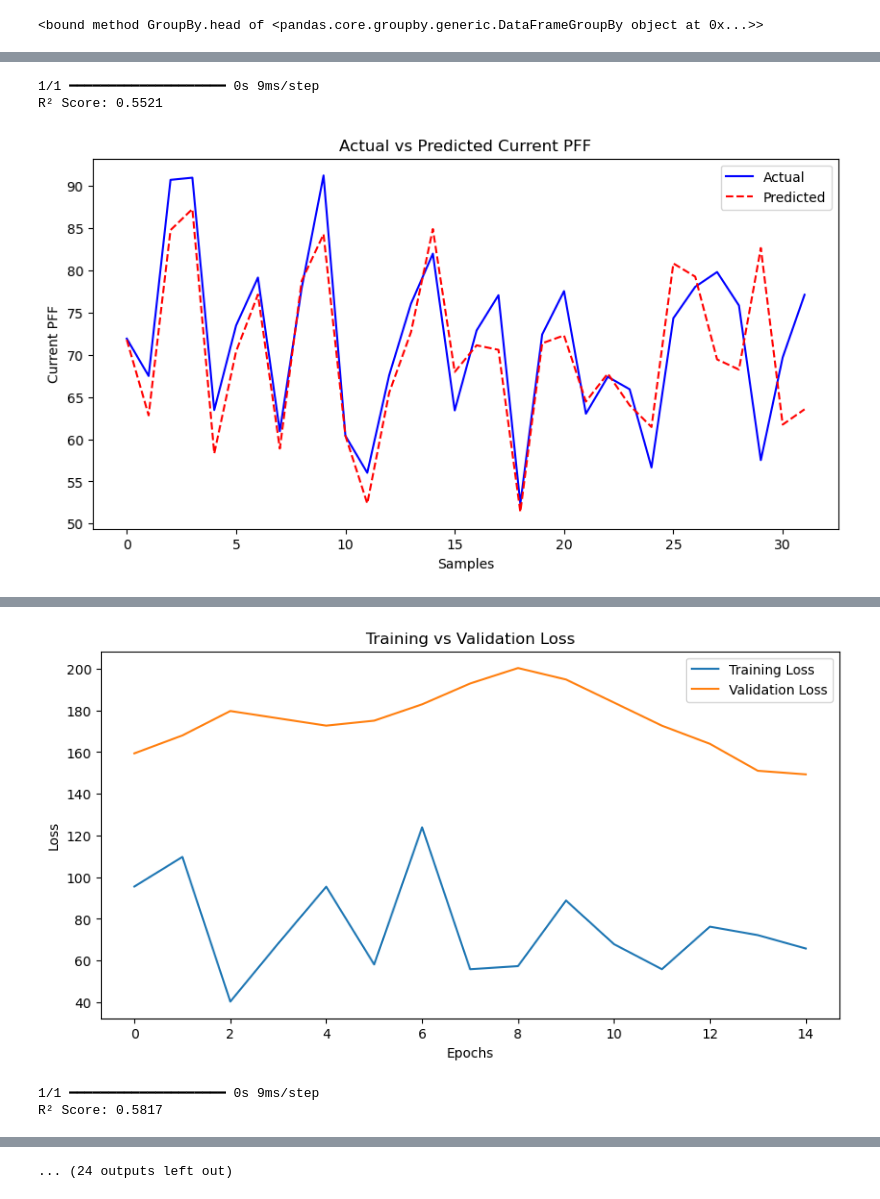
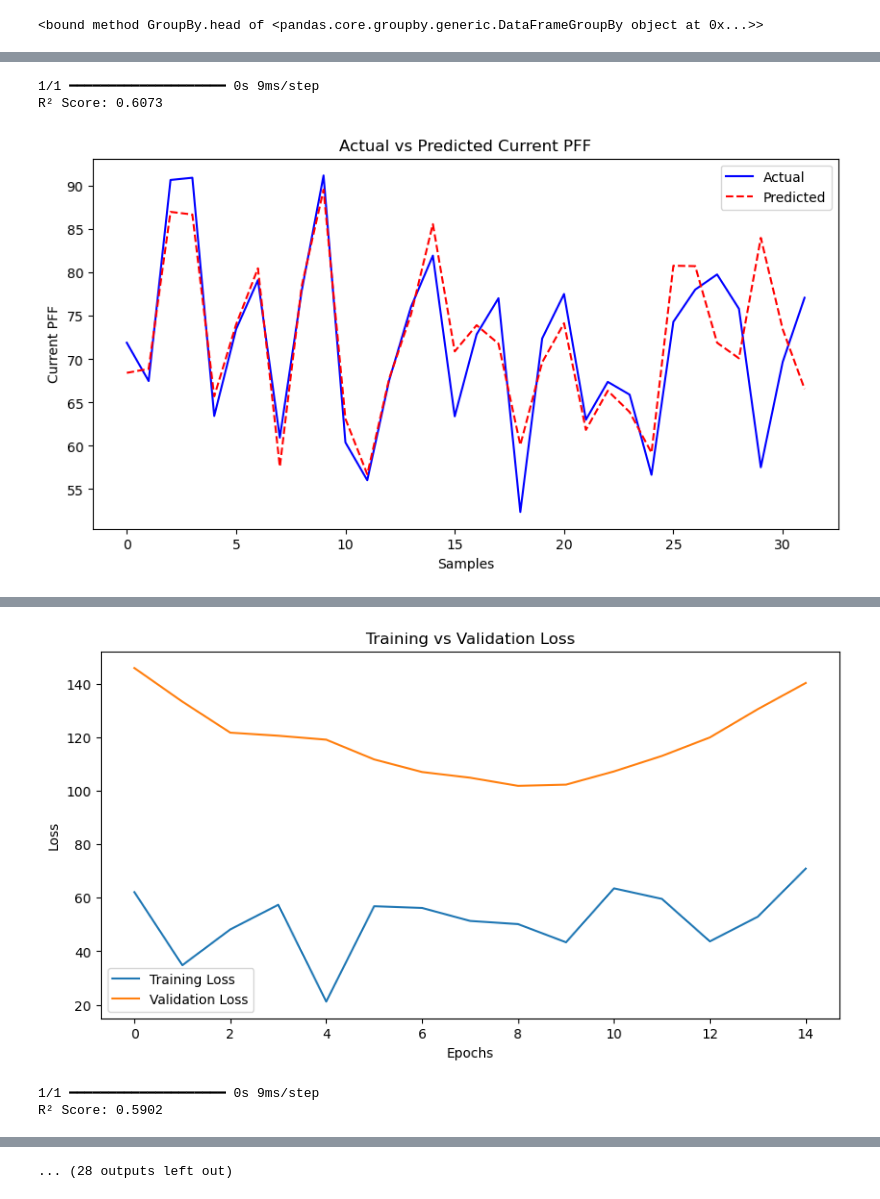
Before and after one commit to PranayN23/NFLResourceAnalysis, a Jupyter notebook: pranay.ipynb, the cells around one changed output, grey strips where cells are left out. Cells and saved outputs as stored; diff of their text form; code cells hidden in the pictures.

```diff
--- a/pranay.ipynb
+++ b/pranay.ipynb
@@ -74,7 +74,7 @@ for team, group in team_data:
         # Iterate through the data to create sequences for 3 years
         for i in range(len(group) - 3):
             # Select the relevant columns for the sequence
-            sequence = group.iloc[i:i+3][['Previous_twp_rate', 'Value_cap_space', 'Previous_PFF',
+            sequence = group.iloc[i:i+3][['Previous_twp_rate', 'Value_cap_space', 'Previous_AV', 'Previous_PFF',
                                            'Previous_ypa', 'Previous_qb_rating', 'Previous_grades_pass',
                                            'Previous_accuracy_percent', 'Previous_btt_rate']]  # Add more columns if needed
 
@@ -146,7 +146,7 @@ from tensorflow.keras.layers import Input, Dense, SimpleRNN, MultiHeadAttention,
 from tensorflow.keras.callbacks import EarlyStopping
 # %%
 # Define the input layer
-inputs = Input(shape=(3, 8))  # 3 time steps, 8 features
+inputs = Input(shape=(3, 9))  # 3 time steps, 8 features
 
 # Add a Dense layer before the attention to create more variability in the input
 dense_input = Dense(16, activation='relu')(inputs)
@@ -178,7 +178,7 @@ early_stopping = tf.keras.callbacks.EarlyStopping(monitor='val_loss', patience=2
 # %%
 # Train the model
 #history = model.fit(X, y, epochs=100, batch_size=8, validation_split=0.2, callbacks=[early_stopping])
-epoch_list = [5, 10, 15, 20, 25, 30, 50, 100, 250]
+epoch_list = [5, 10, 15, 20, 25, 30, 50, 100, 250, 500]
 for e in epoch_list:
     history = model.fit(X, y, epochs=e, batch_size=8, validation_split=0.2)
     # Plot training & validation loss
@@ -247,4 +247,4 @@ Epoch 10/10
 1/1 ━━━━━━━━━━━━━━━━━━━━ 0s 9ms/step
-R² Score: 0.5521
+R² Score: 0.6073
-[figure, old version]
+[figure, new version]
 Epoch 1/15
@@ -267,3 +267,3 @@ Epoch 15/15
-[figure, old version]
+[figure, new version]
 1/1 ━━━━━━━━━━━━━━━━━━━━ 0s 9ms/step
-R² Score: 0.5817
+R² Score: 0.5902
@@ -271 +271 @@ R² Score: 0.5817
-... (24 outputs left out)
+... (28 outputs left out)
```
Also changed, not shown: parts of 5 cells of this notebook, 1 other file.
